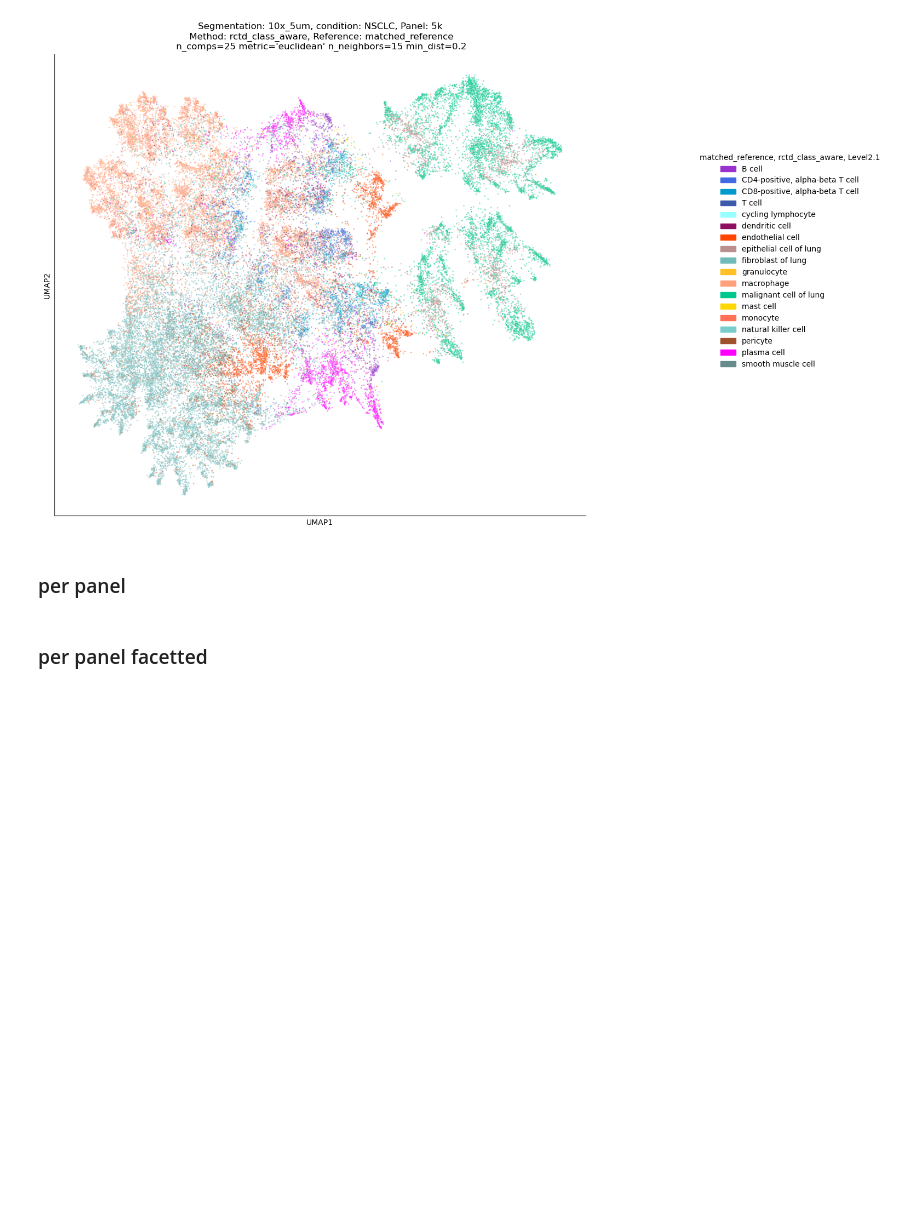
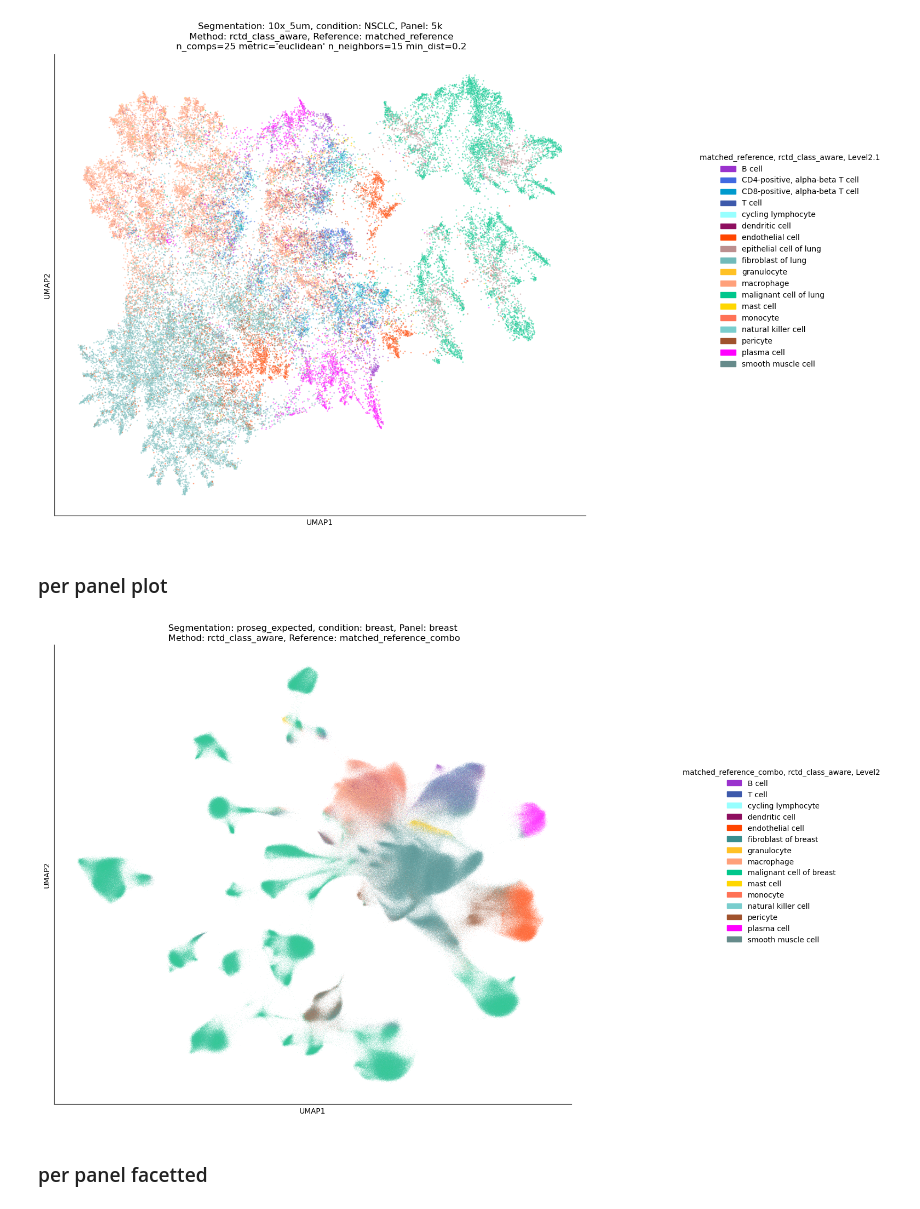
Before and after one commit to bdsc-tds/Bilous2025, a Jupyter notebook: workflow/notebooks/xenium/0-xenium_umaps.ipynb, the cells around one changed output. Saved outputs shown, nothing was run; the diff lists cells and outputs as text; code cells hidden in the pictures; blank space fills up the shorter version.

```diff
--- a/workflow/notebooks/xenium/0-xenium_umaps.ipynb
+++ b/workflow/notebooks/xenium/0-xenium_umaps.ipynb
@@ -596,7 +596,7 @@ Performing PCA...
 Performing UMAP...
 [figure]
 # %% [markdown]
-### per panel
+### per panel plot
 # %%
 import argparse
 import numpy as np
@@ -614,8 +614,10 @@ cell_type_annotation_dir = Path(cfg['xenium_cell_type_annotation_dir'])
 # Params
 n_comps = 50
 n_neighbors = 50
-min_dist = 0.3
-metric = 'cosine'
+min_dist = 0.5
+metric = 'euclidean'
+s=0.5
+alpha=0.5
 
 # Set up argument parser
 # Access the arguments
@@ -654,7 +656,7 @@ condition = panel.parents[0]
 # load umap
 obs = pd.read_parquet(embed_file)
 obs["cell_id"] = obs.index
-
+obs['segmentation']=segmentation.stem
 
 if color == "sample":
     # plot sample as color, no need to load annotations
@@ -697,14 +699,14 @@ else:
     df_annot = df_annot.reset_index()
 
     # merge umap and cell type annotations
-    df = pd.merge(obs, df_annot, on=xenium_levels, how="inner")
+    df = pd.merge(obs, df_annot, on=xenium_levels, how="inner").dropna()
 
     params = (reference, method, color)
     title = f"Segmentation: {segmentation.stem}, condition: {condition.stem}, Panel: {panel.stem}\n Method: {method}, Reference: {reference}"
 
 
 # plotting params, palette
-unique_labels = np.unique(df[params].dropna())
+unique_labels = np.unique(df[params])
 palette = {u: palette[u] for u in unique_labels}
 legend_handles = [
     mpatches.Patch(color=color, label=label) for label, color in palette.items()
@@ -716,35 +718,37 @@ legend_handles = [
 
 
 # plot
 f = plt.figure(figsize=(12, 10))
 ax = plt.subplot()
 
 sns.scatterplot(
     data=df,
     x="UMAP1",
     y="UMAP2",
-    s=0.1,
-    alpha=0.5,
+    s=s,
+    alpha=alpha,
     hue=params,
     ax=ax,
     palette=palette,
     legend=False,
 )
 ax.xaxis.set_ticks([])
 ax.yaxis.set_ticks([])
 sns.despine()
 
 plt.title(title)
 f.legend(
     handles=legend_handles,
     loc="center left",
     bbox_to_anchor=(1, 0.5),
     title=params if isinstance(params, str) else ", ".join(params),
     frameon=False,
 )
 plt.tight_layout(rect=[0, 0, 0.85, 0.95])
 # plt.savefig(out_file, dpi=300, bbox_inches="tight")
 plt.show()
+# %% [output]
+[figure, added]
 # %% [markdown]
 ### per panel facetted
 # %%
```
Also changed, not shown: 29 other files.
